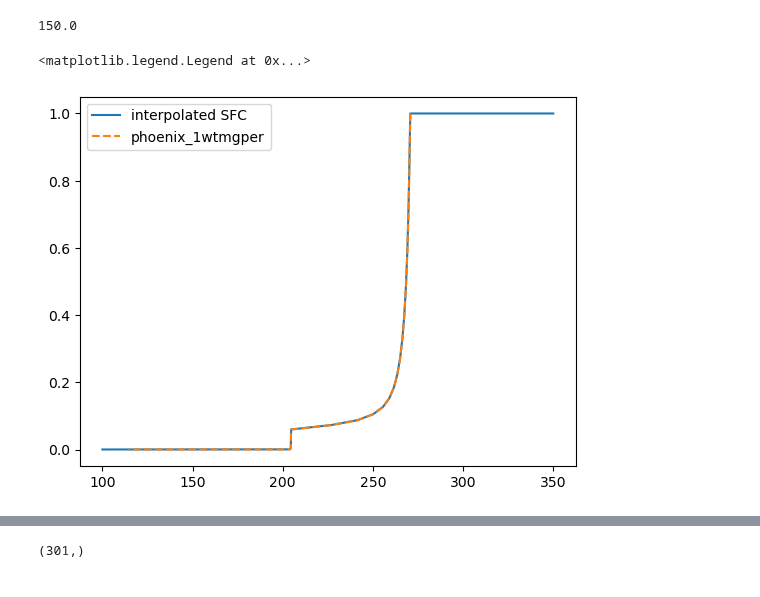
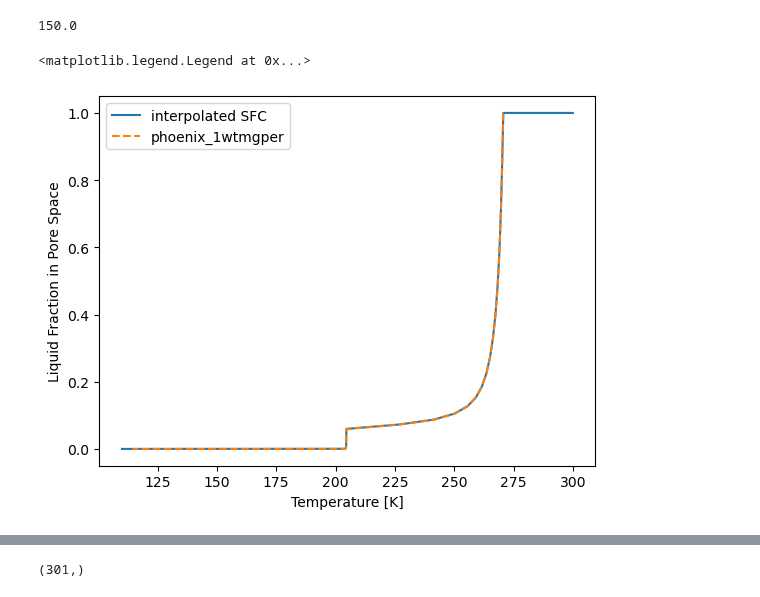
Before and after one commit to alexiak322/ceres-pingo-model, a Jupyter notebook: -1DHT-model-code/python/1DHT Model.ipynb, the cells around one changed output, grey strips where cells are left out. Saved outputs shown, nothing was run; the diff lists cells and outputs as text; code cells hidden in the pictures.

```diff
--- a/-1DHT-model-code/python/1DHT Model.ipynb
+++ b/-1DHT-model-code/python/1DHT Model.ipynb
@@ -82,21 +91,22 @@ Kv= -273.15              # set to -273.15 if in Kelvin. 0 if in C
 T_gradient=0.00273    ## Thermal gradient [K/m] (Raymond et al. 2020) (thermal model; 7B)
 T_0=273           # Initial surface temperature - NOT USED if temperature reconstruction is defined
 T_end=350 # Initial temperature at bottom of grid - NOT USED in for loop (estimate from Bowling)
-T_ini_1=np.zeros(nocell) # Initial temperature distribution, gives every cell node a temperature
-for i in range(len(T_ini_1)):
-    if 0 <= i < 2:
-        T_ini_1[i] = 150.00
-    elif 2 <= i < (nocell-1)/2:
-        T_ini_1[i] = (((300-150)/(grid_depth/2))*z[i]) + 150
-    elif i == (nocell-1)/2:
-        T_ini_1[i] = 300
-    elif i > (nocell-1)/2:
-        T_ini_1[i] = (((150-300)/(grid_depth/2))*z[i-150]) + 300
-    elif i == grid_depth-1:
-        T_ini_1[i] = 150.00
+T_ini=np.zeros(nocell) # Initial temperature distribution, gives every cell node a temperature
+for i in range(nocell):
+    #if 0 <= i < 2:
+    #    T_ini[i] = 150.00
+    #elif 2 <= i < (nocell-1)/2:
+    #    T_ini[i] = T_ini[i-1] + 0.821 #K/m
+    #elif i == (nocell-1)/2:
+    #    T_ini[i] = 273.15
+    #elif i > (nocell-1)/2:
+    #    T_ini[i] = T_ini[i-1] - 0.821
+    #elif i == grid_depth-1:
+    #    T_ini[i] = 150.00
     #else:
     #    T_ini_1[i] = 300.00
+    T_ini[i] = 273.15
 
-T_ini = [round(item, 2) for item in T_ini_1] #rounding all floats to the nearest hundredth to match with interpolated SFC
+#T_ini = [round(item, 3) for item in T_ini_1] #rounding all floats to the nearest hundredth to match with interpolated SFC
 print(T_ini)
 # %% [output]
@@ -120,23 +146,29 @@ print(T_ann10q[-1])
 # %%
 # reading in SFC, creating interpolated pore water fractions from input temp array and SFC
 
 phoenix_1wtmgper = pd.read_csv('/Users/alexiakubas/Desktop/Ceres/1DHT_clone/-1DHT-model-code/SFCs/phoenix_1wtmgper.txt', header=None)
 fw4 = phoenix_1wtmgper[1] #liquid fraction in the pore space, Sl = 1- Si, dep variable
 temp4 = -1*phoenix_1wtmgper[0] #degrees celsius, indep variable
 temp4 = temp4 + 273.15 #converted temperatures to Kelvin
 
-interp_temps = np.arange(100, 350, 0.01)
+interp_temps = np.arange(110, 300, 0.001)
 interp_fw = interp1d(temp4, fw4, kind='linear', fill_value='extrapolate')
 SFC_fw = interp_fw(interp_temps)
 
 for i in range(len(SFC_fw)): #manually set fw at 1 for all cells above freezing
     if SFC_fw[i] >= 1:
         SFC_fw[i] = 1
 
+#interp_temps = [round(item, 3) for item in interp_temps_1] #rounding all floats to the nearest hundredth to match with interpolated SFC
+#SFC_fw = [round(item, 3) for item in SFC_fw_1]
+
 plt.plot(interp_temps, SFC_fw, label='interpolated SFC')
 plt.plot(temp4, fw4, label='phoenix_1wtmgper', linestyle='dashed')
+plt.xlabel('Temperature [K]')
+plt.ylabel('Liquid Fraction in Pore Space')
 #plt.ylim(-0.1,1.1)
+#plt.xlim(200,205)
 plt.legend()
 # %% [output]
 <matplotlib.legend.Legend at 0x...>
-[figure, old version]
+[figure, new version]
```
Also changed, not shown: parts of 29 cells of this notebook, 1 other file.
